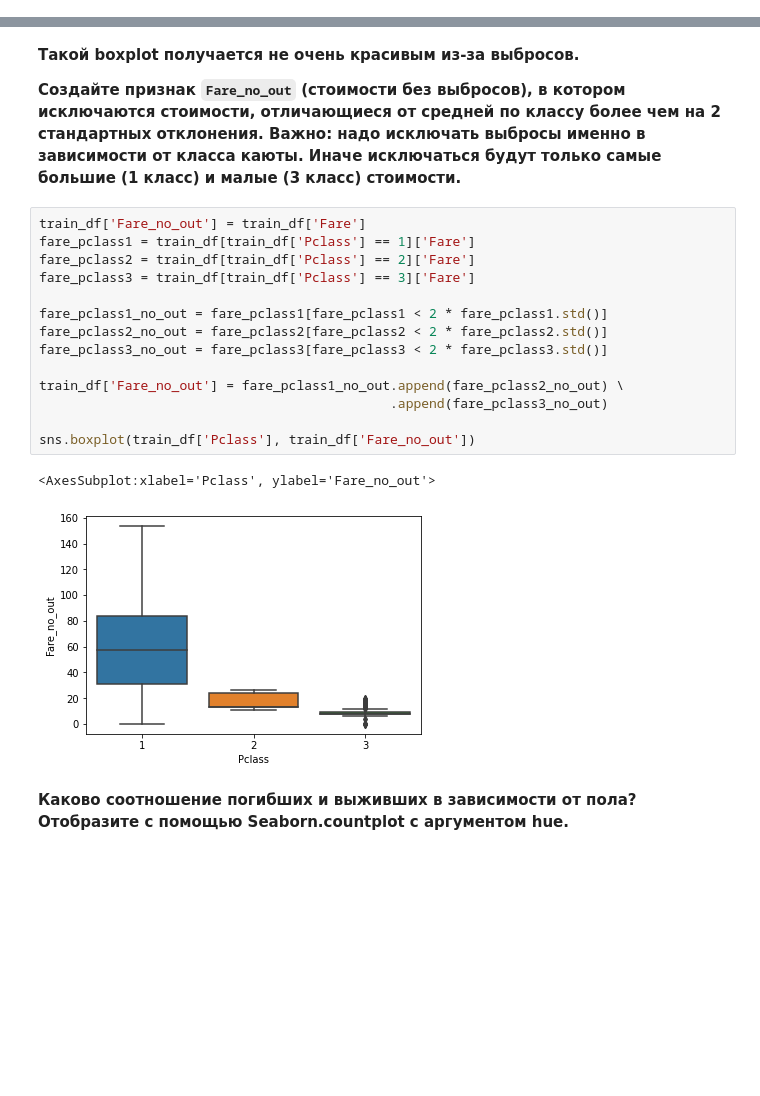
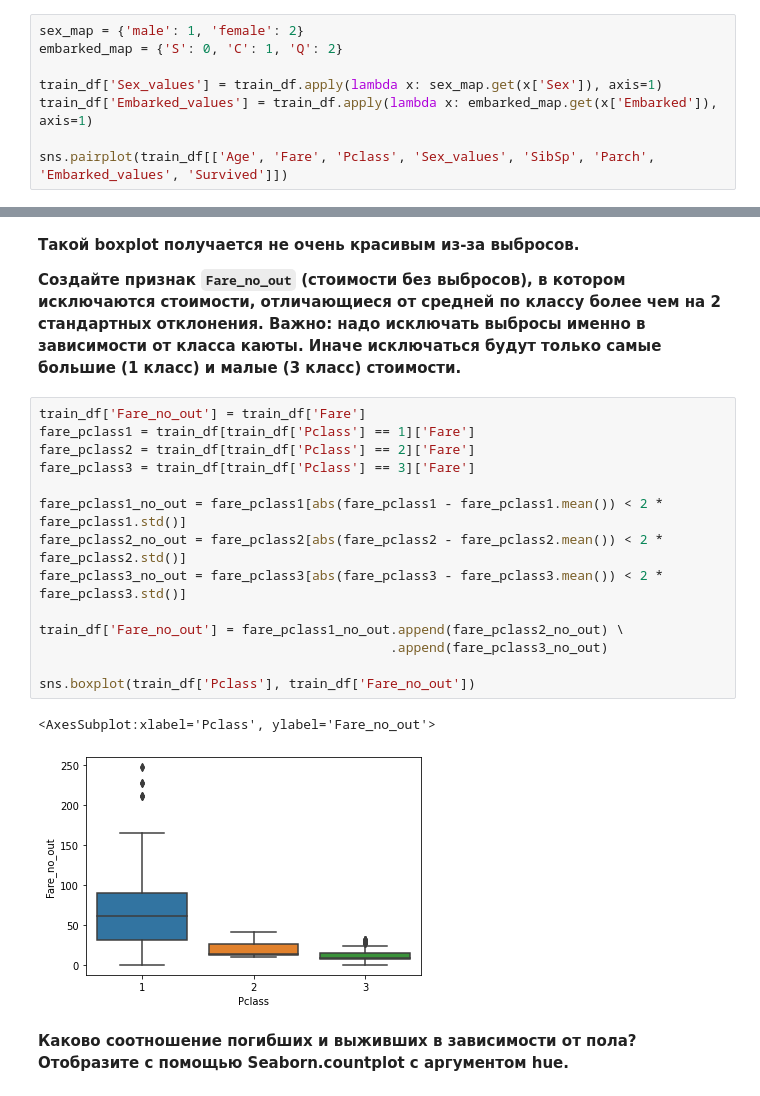
Before and after one commit to ShwarzeWolf/Loftschool_ML, a Jupyter notebook: week3/HW_Lec_3_Визуальный_анализ_данных_Титаник.ipynb, the cells around one changed output, grey strips where cells are left out. Saved outputs shown, nothing was run; the diff lists cells and outputs as text; blank space fills up the shorter version.

```diff
--- a/week3/HW_Lec_3_Визуальный_анализ_данных_Титаник.ipynb
+++ b/week3/HW_Lec_3_Визуальный_анализ_данных_Титаник.ipynb
@@ -69,0 +65,8 @@ sns.pairplot(train_df[['Age', 'Fare', 'Pclass', 'Sex', 'SibSp', 'Parch', 'Embark
+# %%
+sex_map = {'male': 1, 'female': 2}
+embarked_map = {'S': 0, 'C': 1, 'Q': 2}
+
+train_df['Sex_values'] = train_df.apply(lambda x: sex_map.get(x['Sex']), axis=1)
+train_df['Embarked_values'] = train_df.apply(lambda x: embarked_map.get(x['Embarked']), axis=1)
+
+sns.pairplot(train_df[['Age', 'Fare', 'Pclass', 'Sex_values', 'SibSp', 'Parch', 'Embarked_values', 'Survived']])
@@ -81,20 +87,20 @@ sns.boxplot(train_df['Pclass'], train_df['Fare'])
 # %%
 train_df['Fare_no_out'] = train_df['Fare']
 fare_pclass1 = train_df[train_df['Pclass'] == 1]['Fare']
 fare_pclass2 = train_df[train_df['Pclass'] == 2]['Fare']
 fare_pclass3 = train_df[train_df['Pclass'] == 3]['Fare']
 
-fare_pclass1_no_out = fare_pclass1[fare_pclass1 < 2 * fare_pclass1.std()]
-fare_pclass2_no_out = fare_pclass2[fare_pclass2 < 2 * fare_pclass2.std()]
-fare_pclass3_no_out = fare_pclass3[fare_pclass3 < 2 * fare_pclass3.std()]
+fare_pclass1_no_out = fare_pclass1[abs(fare_pclass1 - fare_pclass1.mean()) < 2 * fare_pclass1.std()]
+fare_pclass2_no_out = fare_pclass2[abs(fare_pclass2 - fare_pclass2.mean()) < 2 * fare_pclass2.std()]
+fare_pclass3_no_out = fare_pclass3[abs(fare_pclass3 - fare_pclass3.mean()) < 2 * fare_pclass3.std()]
 
 train_df['Fare_no_out'] = fare_pclass1_no_out.append(fare_pclass2_no_out) \
                                              .append(fare_pclass3_no_out)
 
 sns.boxplot(train_df['Pclass'], train_df['Fare_no_out'])
 # %% [output]
 <AxesSubplot:xlabel='Pclass', ylabel='Fare_no_out'>
-[figure, old version]
+[figure, new version]
 # %% [markdown]
 **Каково соотношение погибших и выживших в зависимости от пола? Отобразите c помощью Seaborn.countplot c аргументом hue.**
 # %%
```
Also changed, not shown: parts of 2 cells of this notebook.
